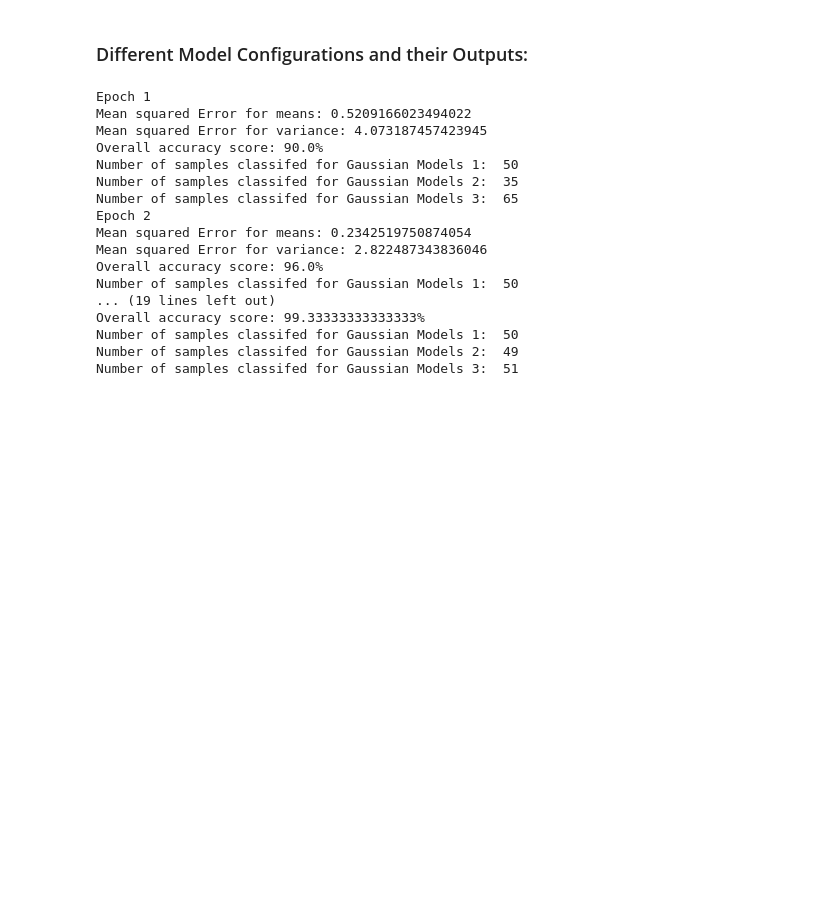
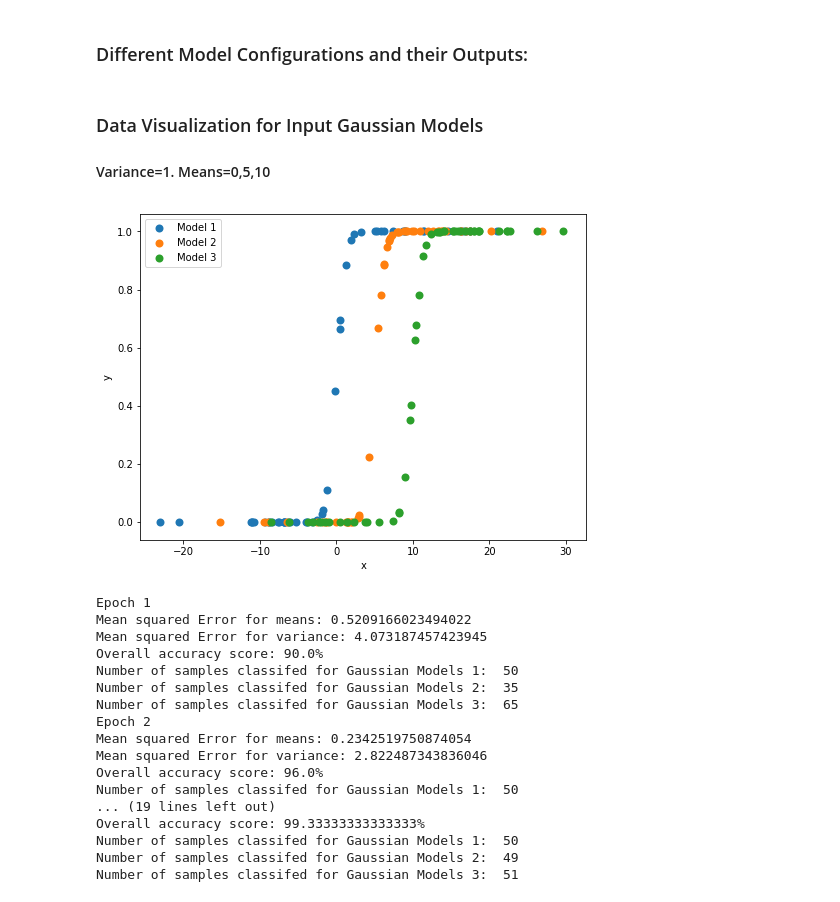
Before and after one commit to chaitralikher/Gaussian-Mixture-Models, a Jupyter notebook: GMM v2.ipynb, the cells around one changed output. Drawn from its saved outputs; the diff is of its cells as text; code cells hidden in the pictures; blank space fills up the shorter version.

```diff
--- a/GMM v2.ipynb
+++ b/GMM v2.ipynb
@@ -100,4 +100,34 @@ def EM(X,y,real_var):
     plt.show()
 # %% [markdown]
 ### Different Model Configurations and their Outputs:
+# %%
+X,x1,x2,x3=create_data(1)
+# %% [markdown]
+### Data Visualization for Input Gaussian Models
+#### Variance=1. Means=0,5,10
+# %%
+import scipy.stats as ss
+x=np.linspace(-6,6,400)
+y=np.linspace(-6,6,400)
+fig,ax=plt.subplots(1,1,figsize=(8,6))
+x,y=np.meshgrid(x,y)
+
+plt.xlabel('x')
+plt.ylabel('y')
+
+mu1 = 0
+mu2=5
+mu3=10
+sigma = 1
+
+y1 = ss.norm.cdf(x1, mu1, sigma)
+y2 = ss.norm.cdf(x2, mu2, sigma)
+y3 = ss.norm.cdf(x3, mu3, sigma)
+plt.scatter(x1, y1, label='Model 1',lw=2)
+plt.scatter(x2, y2, label='Model 2',lw=2)
+plt.scatter(x3, y3, label='Model 3',lw=2)
+plt.legend()
+plt.show()
+# %% [output]
+[figure, added]
 # %%
```
Also changed, not shown: parts of 5 cells of this notebook, 1 other file.
